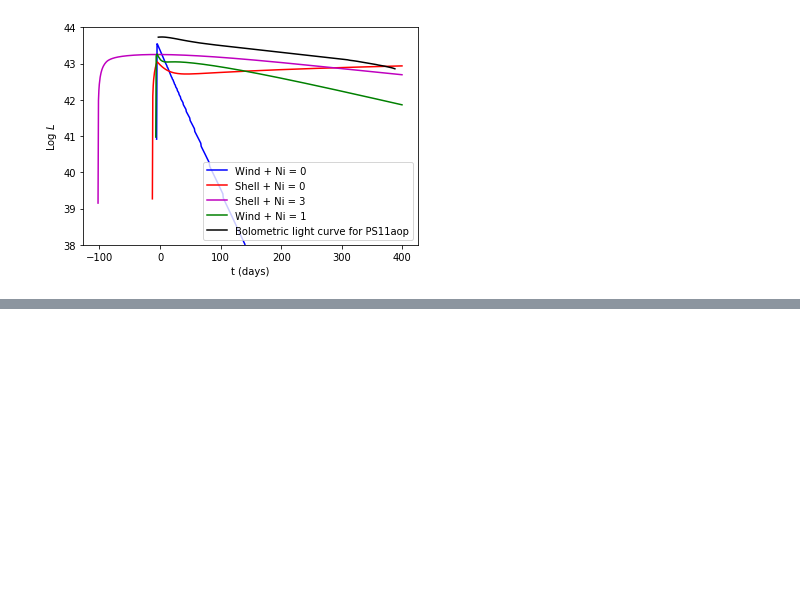
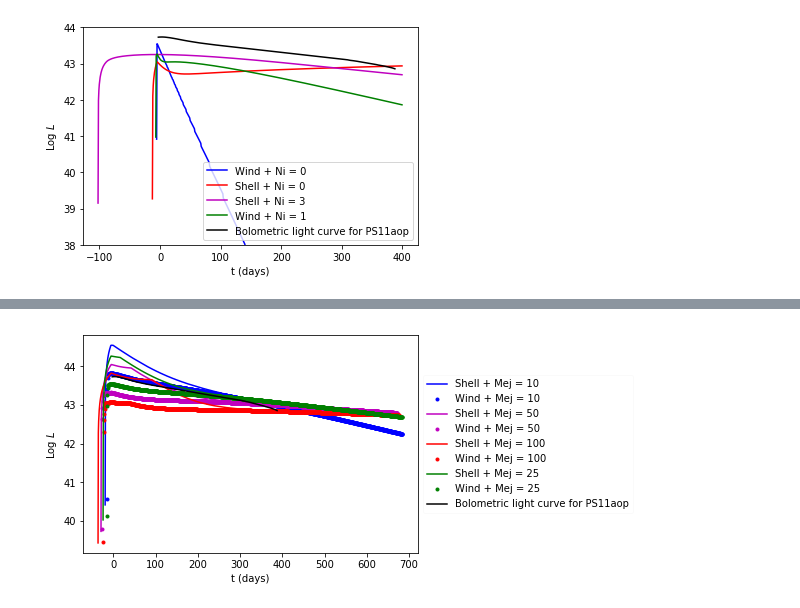
Before and after one commit to ibikadaeze/ast1501, a Jupyter notebook: mosfit_trial.ipynb, the cells around one changed output, grey strips where cells are left out. Saved outputs shown, nothing was run; the diff lists cells and outputs as text; code cells hidden in the pictures; blank space fills up the shorter version.

```diff
--- a/mosfit_trial.ipynb
+++ b/mosfit_trial.ipynb
@@ -259,0 +306,62 @@ plt.savefig('mod1zoom.pdf')
+# %%
+import numpy as np
+import pandas as pd
+import math
+
+import matplotlib.pyplot as plt
+from astropy.io import ascii
+
+file1='bol1.csv'
+data1 = ascii.read(file1,format='csv')
+file4='cme.csv'
+data4 = ascii.read(file4,format='csv')
+
+
+logl1 = data4['l_ns1a']
+t1 = data4['t_ns1a']
+logl2 = data4['l_nw1a']
+t2 = data4['t_nw1a']
+logl3 = data4['l_ns1b']
+t3 = data4['t_ns1b']
+logl4 = data4['l_nw1b']
+t4 = data4['t_nw1b']
+
+logl5 = data4['l_ns1c']
+t5 = data4['t_ns1c']
+logl6 = data4['l_nw1c']
+t6 = data4['t_nw1c']
+logl7 = data4['l_ns1d']
+t7 = data4['t_ns1d']
+logl8 = data4['l_nw1d']
+t8 = data4['t_nw1d']
+
+
+t = data1['t']
+lum = data1['lum']
+lumerror =  data1['lum-error']
+yerr =  lumerror
+plt.errorbar(t,np.log10(lum),fmt = 'k',label = 'Bolometric light curve for PS11aop')
+
+plt.plot(t1,logl1,'b',label = 'Shell + Mej = 10')
+plt.plot(t2,logl2,'b.',label = 'Wind + Mej = 10')
+plt.plot(t3,logl3,'m',label = 'Shell + Mej = 50')
+plt.plot(t4,logl4,'m.',label = 'Wind + Mej = 50')
+plt.plot(t5,logl5,'r',label = 'Shell + Mej = 100')
+plt.plot(t6,logl6,'r.',label = 'Wind + Mej = 100')
+plt.plot(t7,logl7,'g',label = 'Shell + Mej = 25')
+plt.plot(t8,logl8,'g.',label = 'Wind + Mej = 25')
+#plt.scatter(logTeff,logL)
+#plt.scatter(logTeff,logL)
+#plt.yscale('log')
+plt.xlabel('t (days)')
+
+plt.ylabel(r'Log $L$')
+#r'$\nu$ (GHz)', fontsize=20
+plt.legend()
+plt.legend(frameon=True, framealpha=0.1, loc='center left', bbox_to_anchor=(1, 0.5))
+#plt.xlim(0.2,0.4)
+#plt.ylim(38,44)
+#plt.show()
+plt.savefig('cme1.pdf')
+# %% [output]
+[figure, added]
```
Also changed, not shown: parts of 14 cells of this notebook.
